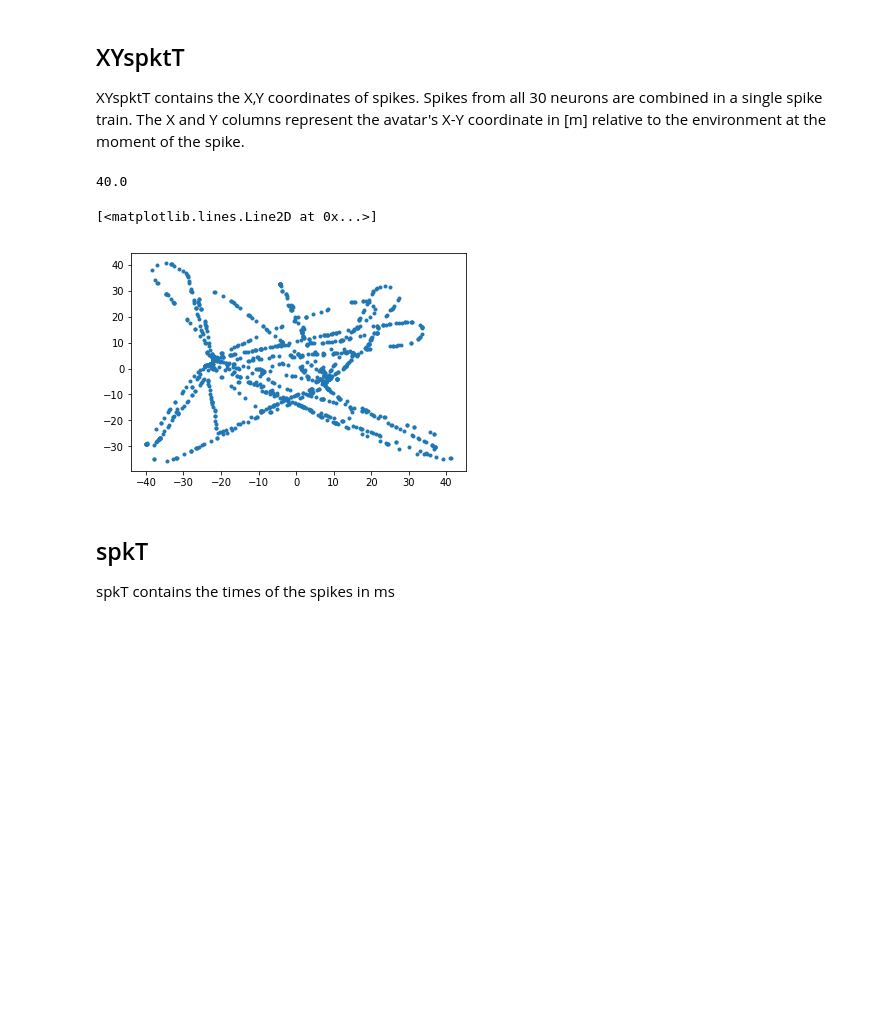
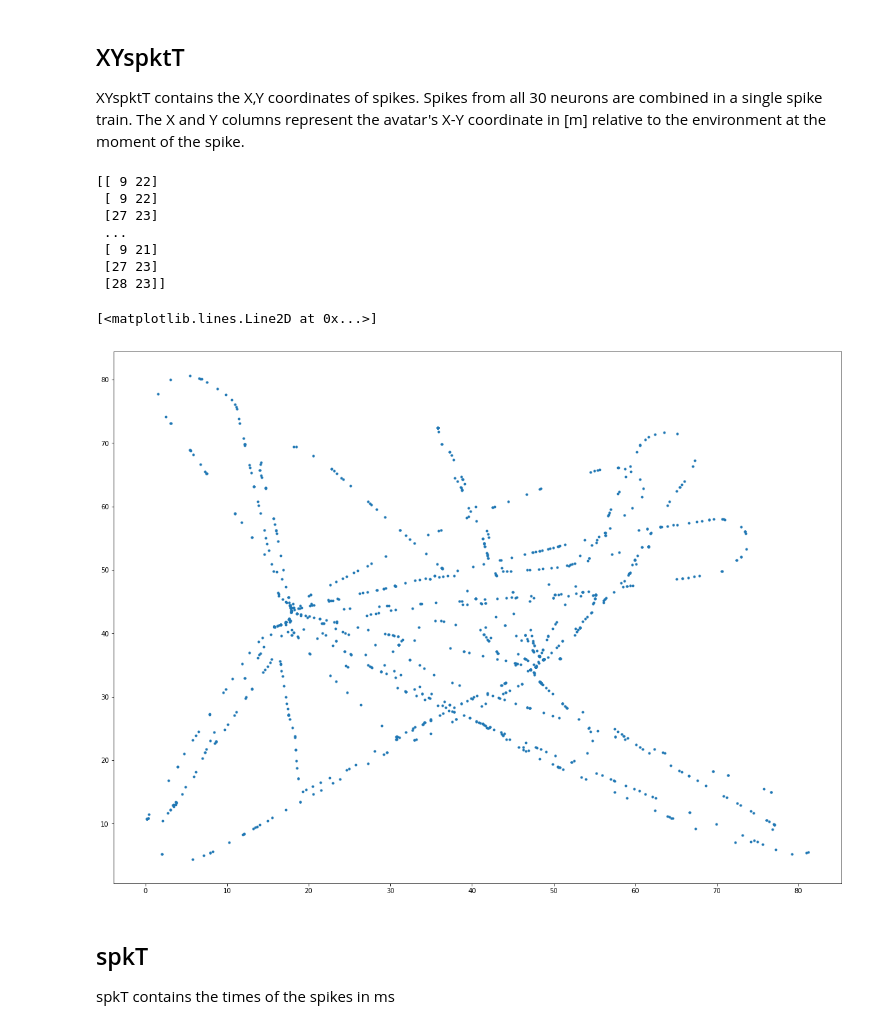
Before and after one commit to DanielHHowell/Grid-Cell, a Jupyter notebook: Grid Cell Phase Main.ipynb, the cells around one changed output. Saved outputs shown, nothing was run; the diff lists cells and outputs as text; code cells hidden in the pictures; blank space fills up the shorter version.

```diff
--- a/Grid Cell Phase Main.ipynb
+++ b/Grid Cell Phase Main.ipynb
@@ -31,18 +32,23 @@ np.set_printoptions(suppress=True)
 
 XYspktT contains the X,Y coordinates of spikes. Spikes from all 30 neurons are combined in a single spike train. The X and Y columns represent the avatar's X-Y coordinate in [m] relative to the environment at the moment of the spike.
 # %%
-XYspkT = np.loadtxt('XYspkT.csv',delimiter=',')
-scaled_XY = np.round((XYspkT+40)/2)
-print(scaled_XY[:,1].max())
-
+XYspkT = np.loadtxt('XYspkT.csv',delimiter=',')+40
+scaled_XY = np.round(XYspkT/2).astype(int)
+print(scaled_XY)
 #2x2 meter bin
 
 plt.plot(XYspkT[:,0],XYspkT[:,1],'.')
 #plt.plot(scaled_XY[:,0],scaled_XY[:,1],'.')
 # %% [output]
-40.0
+[[ 9 22]
+ [ 9 22]
+ [27 23]
+ ...
+ [ 9 21]
+ [27 23]
+ [28 23]]
 [<matplotlib.lines.Line2D at 0x...>]
-[figure, old version]
+[figure, new version]
 # %% [markdown]
 ## spkT
 
```
Also changed, not shown: parts of 24 cells of this notebook.
